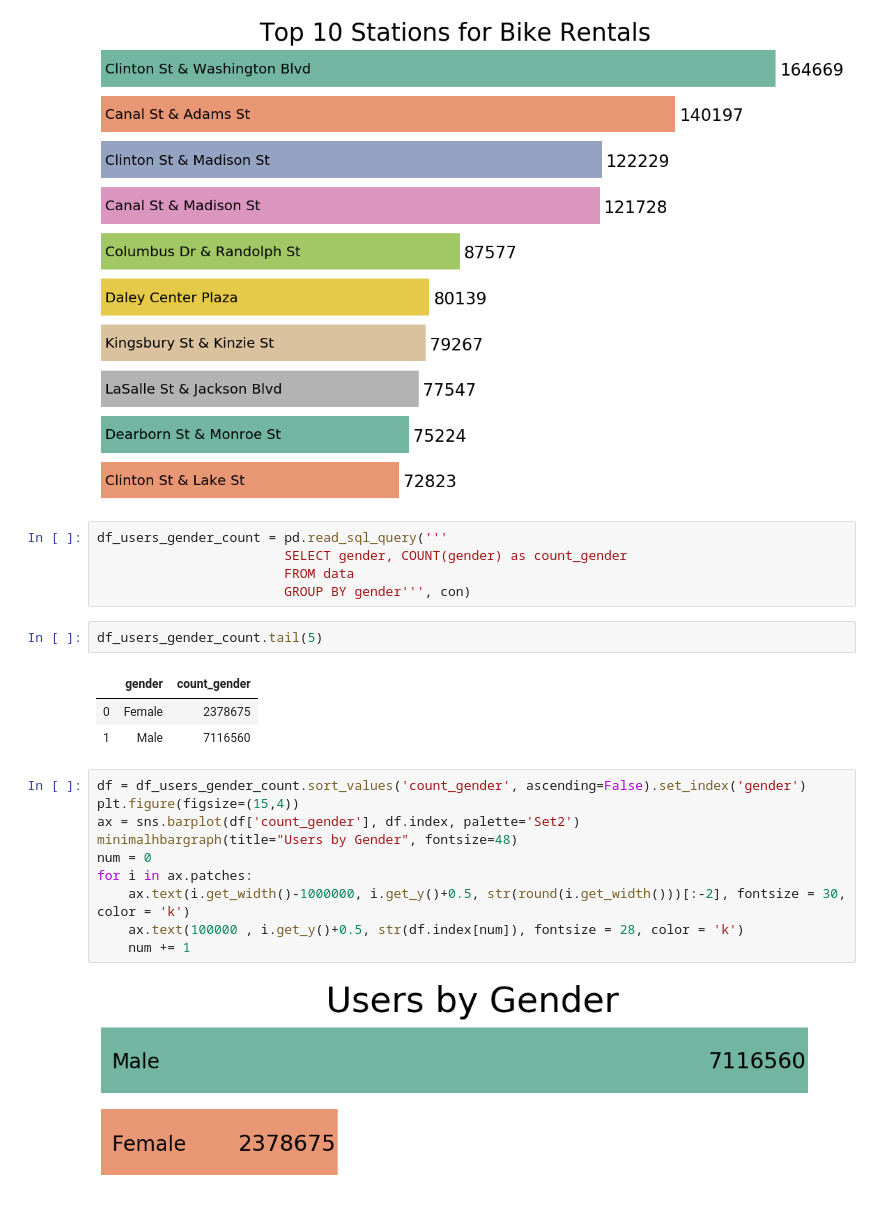
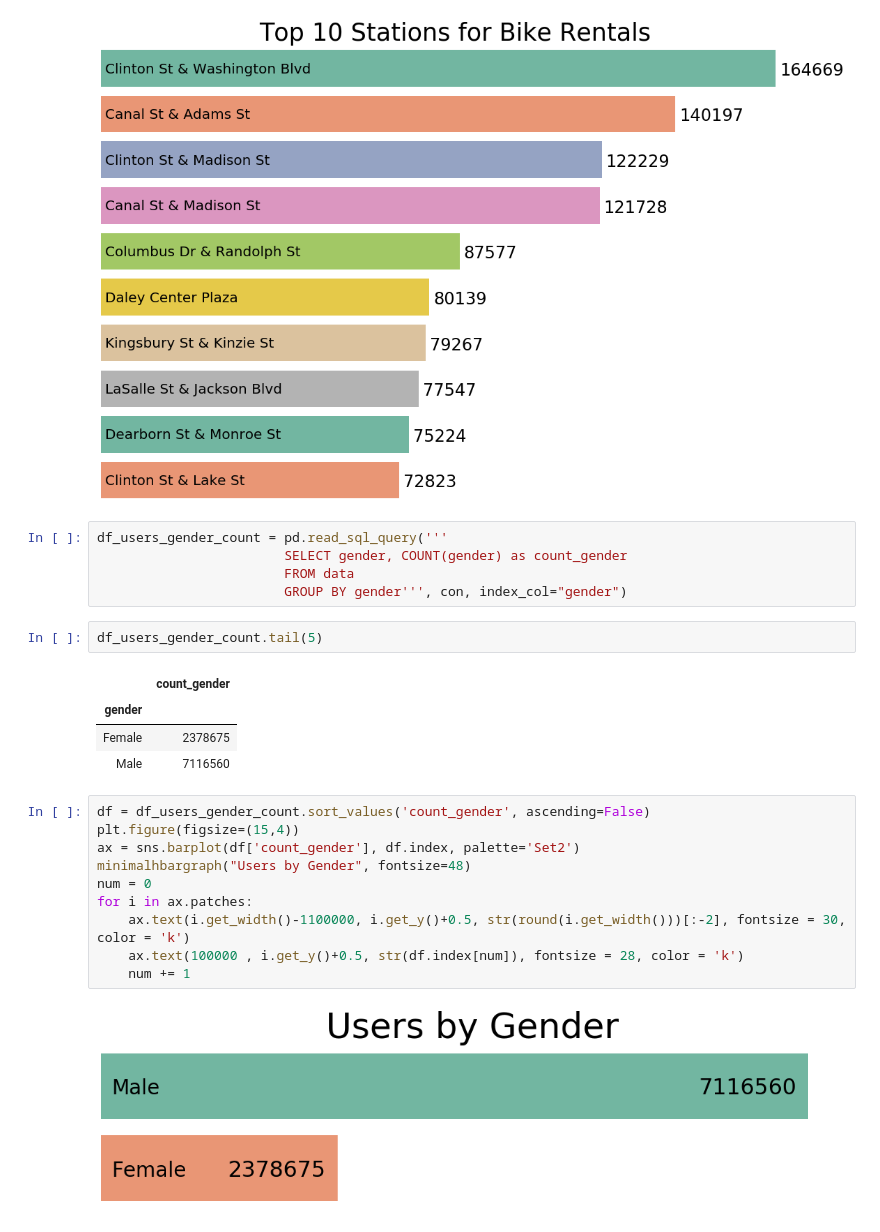
Before and after one commit to DanielPDWalker/data-analysis-with-sqlalchemy, a Jupyter notebook: sqlalchemy & sqlite workbooks - Accessing the database and plotting.ipynb, the cells around one changed output. Drawn from its saved outputs; the diff is of its cells as text.

```diff
--- a/sqlalchemy & sqlite workbooks - Accessing the database and plotting.ipynb
+++ b/sqlalchemy & sqlite workbooks - Accessing the database and plotting.ipynb
@@ -54,22 +54,23 @@ for i in ax.patches:
 df_users_gender_count = pd.read_sql_query('''
                         SELECT gender, COUNT(gender) as count_gender
                         FROM data
-                        GROUP BY gender''', con)
+                        GROUP BY gender''', con, index_col="gender")
 # %%
 df_users_gender_count.tail(5)
 # %% [output]
-|  | gender | count_gender |
-| 0 | Female | 2378675 |
-| 1 | Male | 7116560 |
+|  | count_gender |
+| gender |  |
+| Female | 2378675 |
+| Male | 7116560 |
 # %%
-df = df_users_gender_count.sort_values('count_gender', ascending=False).set_index('gender')
+df = df_users_gender_count.sort_values('count_gender', ascending=False)
 plt.figure(figsize=(15,4))
 ax = sns.barplot(df['count_gender'], df.index, palette='Set2')
-minimalhbargraph(title="Users by Gender", fontsize=48)
+minimalhbargraph("Users by Gender", fontsize=48)
 num = 0
 for i in ax.patches:
-    ax.text(i.get_width()-1000000, i.get_y()+0.5, str(round(i.get_width()))[:-2], fontsize = 30, color = 'k')
+    ax.text(i.get_width()-1100000, i.get_y()+0.5, str(round(i.get_width()))[:-2], fontsize = 30, color = 'k')
     ax.text(100000 , i.get_y()+0.5, str(df.index[num]), fontsize = 28, color = 'k')
     num += 1
 # %% [output]
-[figure, old version]
+[figure, new version]
```
Also changed, not shown: parts of 2 cells of this notebook.
